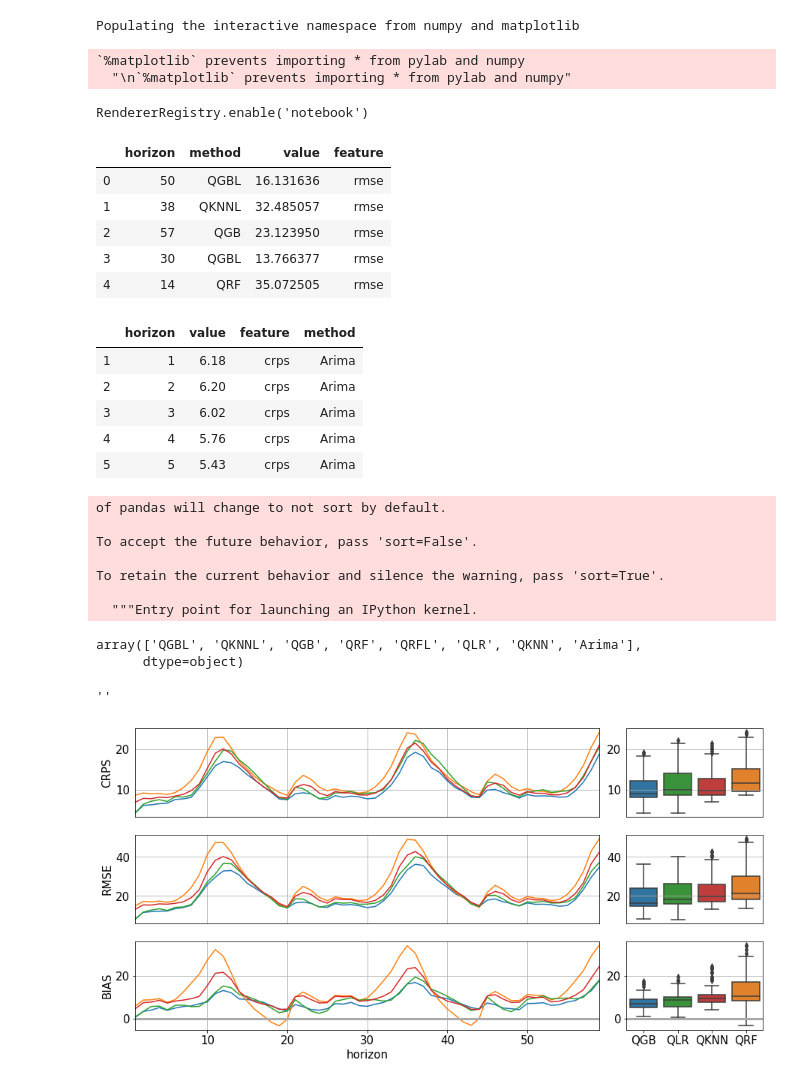
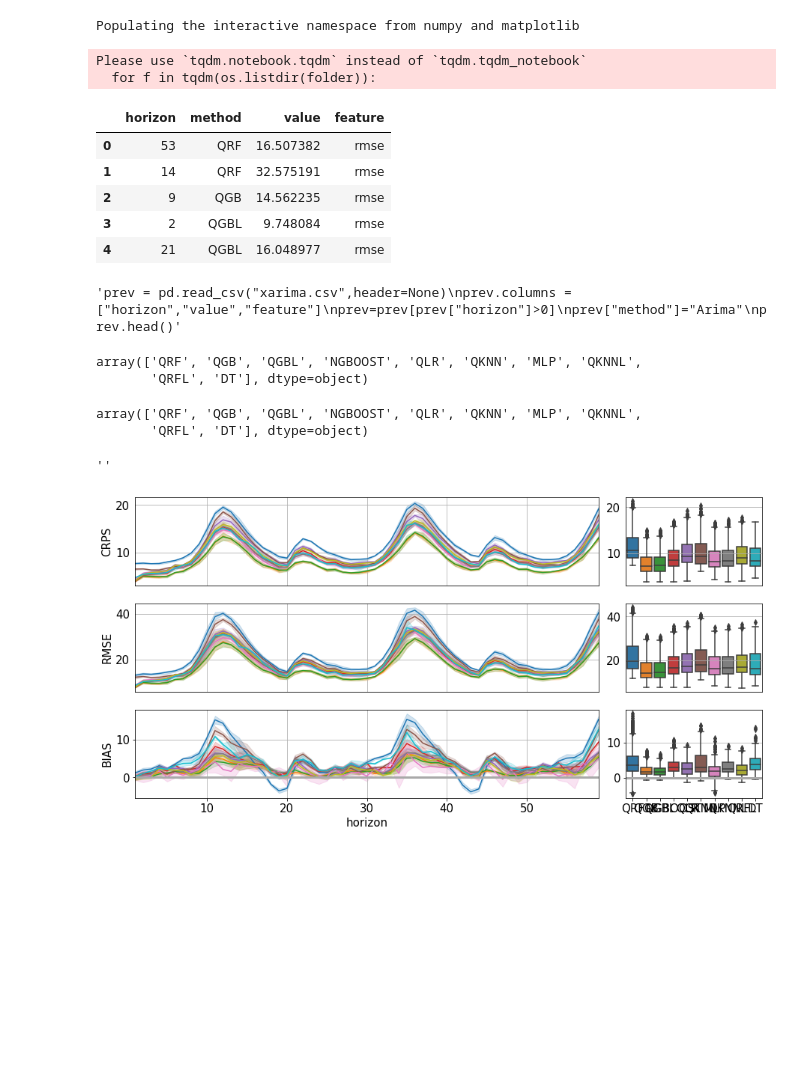
Before and after one commit to rezpe/proba_forecast, a Jupyter notebook: notebooks/CRPS Q50 Evaluation charts.ipynb, the cells around one changed output. Drawn from its saved outputs; the diff is of its cells as text; code cells hidden in the pictures; blank space fills up the shorter version.

```diff
--- a/notebooks/CRPS Q50 Evaluation charts.ipynb
+++ b/notebooks/CRPS Q50 Evaluation charts.ipynb
@@ -5,9 +5,6 @@ import os
 import json
 from pandas.io.json import json_normalize
 import altair as alt
-alt.renderers.enable('notebook', embed_options={'actions': True})
+#alt.renderers.enable('notebook', embed_options={'actions': True})
 # %% [output]
 Populating the interactive namespace from numpy and matplotlib
-`%matplotlib` prevents importing * from pylab and numpy
-  "\n`%matplotlib` prevents importing * from pylab and numpy"
-RendererRegistry.enable('notebook')
@@ -14,18 +13,24 @@ RendererRegistry.enable('notebook')
 # %%
 json_results = []
-folder="all_models_30_08_2019e/"
-for f in os.listdir(folder):
+folder="../cal_new_training/"
+for f in tqdm(os.listdir(folder)):
     json_results.append(json.load(open(folder+"/"+f)))
+
+folder="../dt_2021_cal_results/json_files/"
+for f in tqdm(os.listdir(folder)):
+    json_results.append(json.load(open(folder+"/"+f)))
+# %% [output]
+Please use `tqdm.notebook.tqdm` instead of `tqdm.tqdm_notebook`
+  for f in tqdm(os.listdir(folder)):
 # %%
-#json_results = json.load(open("results/2019_07_11_20_22_06_ALL_MODEL.json"))
 df = pd.DataFrame(json_results)
 df.columns=["horizon","method",2,3]
-for i,feature in enumerate(["rmse","mae","bias","corr","crps"]):
+for i,feature in enumerate(["rmse","mae","bias","corr","crps","duration"]):
     df[feature]=df[2].apply(lambda e:e[feature])
 df.drop([2,3],axis=1,inplace=True)
 
 rf_knn = pd.DataFrame()
-for i,feature in enumerate(["rmse","mae","bias","corr","crps"]):
+for i,feature in enumerate(["rmse","mae","bias","corr","crps","duration"]):
     dtemp=df[["horizon","method",feature]].copy()
     dtemp["value"]=dtemp[feature]
     dtemp["feature"]=feature
@@ -34,52 +39,46 @@ for i,feature in enumerate(["rmse","mae","bias","corr","crps"]):
 rf_knn.head()
 # %% [output]
 |  | horizon | method | value | feature |
-| 0 | 50 | QGBL | 16.131636 | rmse |
-| 1 | 38 | QKNNL | 32.485057 | rmse |
-| 2 | 57 | QGB | 23.123950 | rmse |
-| 3 | 30 | QGBL | 13.766377 | rmse |
-| 4 | 14 | QRF | 35.072505 | rmse |
+| 0 | 53 | QRF | 16.507382 | rmse |
+| 1 | 14 | QRF | 32.575191 | rmse |
+| 2 | 9 | QGB | 14.562235 | rmse |
+| 3 | 2 | QGBL | 9.748084 | rmse |
+| 4 | 21 | QGBL | 16.048977 | rmse |
 # %%
-prev = pd.read_csv("xarima.csv",header=None)
+"""prev = pd.read_csv("xarima.csv",header=None)
 prev.columns = ["horizon","value","feature"]
 prev=prev[prev["horizon"]>0]
 prev["method"]="Arima"
-prev.head()
+prev.head()"""
 # %% [output]
-|  | horizon | value | feature | method |
-| 1 | 1 | 6.18 | crps | Arima |
-| 2 | 2 | 6.20 | crps | Arima |
-| 3 | 3 | 6.02 | crps | Arima |
-| 4 | 4 | 5.76 | crps | Arima |
-| 5 | 5 | 5.43 | crps | Arima |
+'prev = pd.read_csv("xarima.csv",header=None)\nprev.columns = ["horizon","value","feature"]\nprev=prev[prev["horizon"]>0]\nprev["method"]="Arima"\nprev.head()'
 # %%
-all_df = pd.concat([rf_knn,prev],ignore_index=True)
+#all_df = pd.concat([rf_knn,prev],ignore_index=True)
+all_df = pd.concat([rf_knn],ignore_index=True)
-# %% [output]
-of pandas will change to not sort by default.
-
-To accept the future behavior, pass 'sort=False'.
-
-To retain the current behavior and silence the warning, pass 'sort=True'.
-
-  """Entry point for launching an IPython kernel.
 # %%
 all_df["method"].unique()
 # %% [output]
-array(['QGBL', 'QKNNL', 'QGB', 'QRF', 'QRFL', 'QLR', 'QKNN', 'Arima'],
-      dtype=object)
+array(['QRF', 'QGB', 'QGBL', 'NGBOOST', 'QLR', 'QKNN', 'MLP', 'QKNNL',
+       'QRFL', 'DT'], dtype=object)
 # %%
 import seaborn as sns
 # %%
-methods = [ 'QGB', 'QRF', 'QLR', 'QKNN', 'QRFL','QKNNL',]
+#methods = [ 'QGB', 'QRF', 'QLR', 'QKNN', 'QRFL','QKNNL',]
+methods = all_df["method"].unique()
 current_palette = sns.color_palette().as_hex()[:len(methods)]
 palette = dict(zip(methods,current_palette))
+# %%
+methods
+# %% [output]
+array(['QRF', 'QGB', 'QGBL', 'NGBOOST', 'QLR', 'QKNN', 'MLP', 'QKNNL',
+       'QRFL', 'DT'], dtype=object)
 # %%
 import seaborn as sns
 
 all_df_o=all_df.copy()
-#choice = all_df["method"].unique()
+choice = all_df["method"].unique()
 #choice = ["QLR","GB","RF","KNN"]
-choice = ["QGB","QLR","QKNN","QRF"]
+#choice = ["QGB","QLR","QKNN","QRF"]
 #choice = ["QGB","QLR","QKNNL","QRFL"]
 #choice = ["GB","QGBL"]
 #choice = ["QGB","QGBL","Arima"]
@@ -163,31 +162,31 @@ plt.subplot2grid((4, 4), (2, 0), colspan=3)
 sns.lineplot(x="horizon", y="value",hue="method",palette=palette, data=all_dfg[all_dfg["feature"]=="bias"])
 plt.axhline(y=0,color="darkgrey",linewidth=3)
 
 plt.gca().yaxis.grid(True)
 plt.gca().xaxis.grid(True)
 plt.gca().axes.set_xlim(1, 59)
 
 plt.ylabel("BIAS")
 plt.xlabel("horizon")
 
 plt.legend().set_visible(False)
 
 #_____________________________________________
 
 
 plt.subplot2grid((4, 4), (2, 3))
 
 sns.boxplot(data=all_dfg[all_dfg["feature"]=="bias"],x="method",y="value",hue="method",palette=palette,order=choice
             , dodge=False)
 plt.axhline(y=0,color="darkgrey",linewidth=3)
 
 plt.gca().yaxis.grid(True)
 
 plt.ylabel("")
 plt.xlabel("")
 plt.legend().set_visible(False)
 
 ;
 # %% [output]
 ''
-[figure, old version]
+[figure, new version]
```
Also changed, not shown: parts of 13 cells of this notebook, 10 other files.
